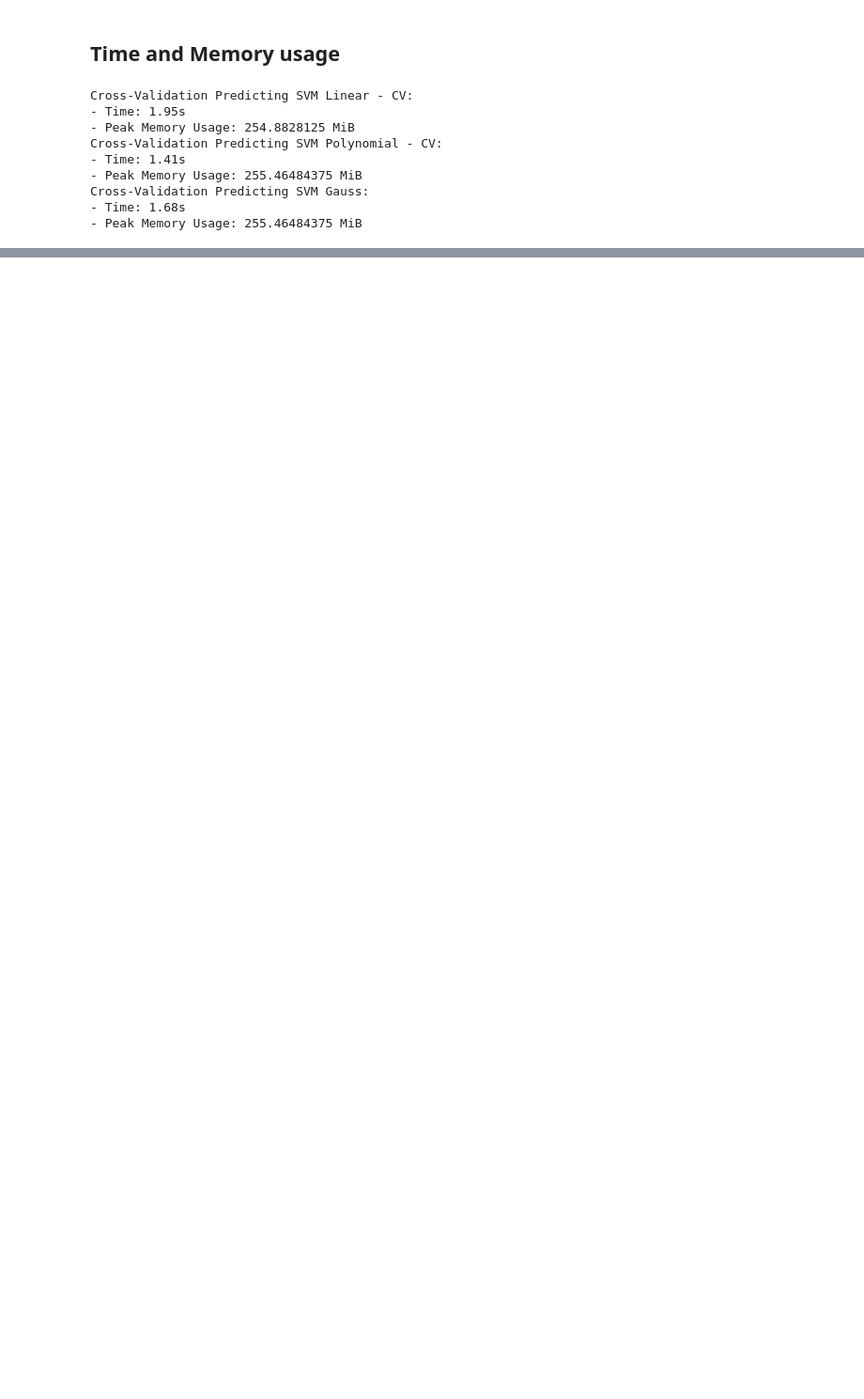
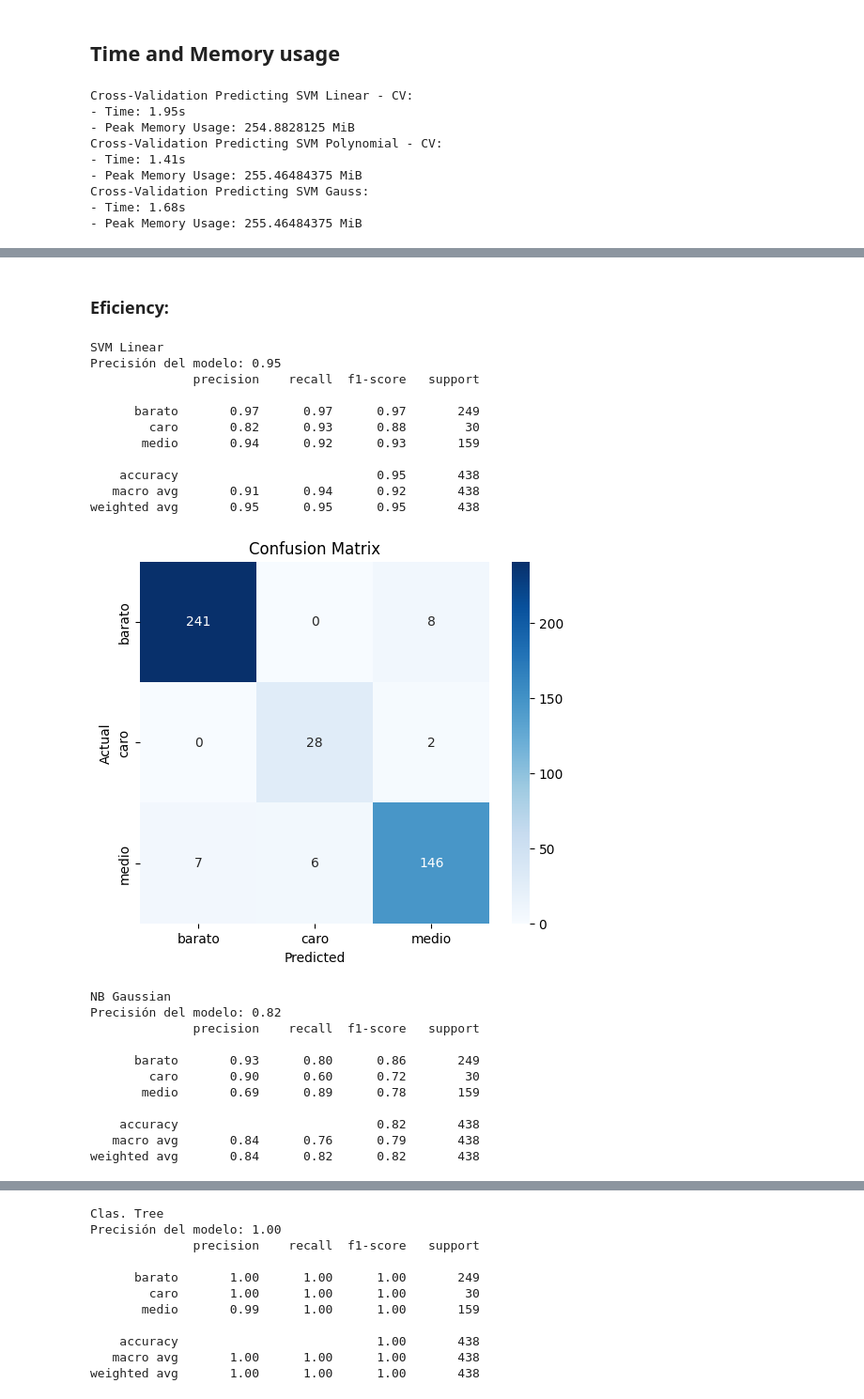
Before and after one commit to DiegoDuaS/SVM, a Jupyter notebook: actividades.ipynb, the cells around one changed output, grey strips where cells are left out. Shown at 94% size. Saved outputs shown, nothing was run; the diff lists cells and outputs as text; code cells hidden in the pictures; blank space fills up the shorter version.

Commit message:
:Feat: model comparison NB, class. tree, rand. forest, knn, logistic regresion and best svm

```diff
--- a/actividades.ipynb
+++ b/actividades.ipynb
@@ -390,0 +454,30 @@ Cross-Validation Predicting SVM Gauss:
+# %% [markdown]
+### Eficiency:
+# %%
+for m in models:
+    print(m[2])
+    svm.metrics_and_cm(m[1],target_test)
+# %% [output]
+SVM Linear
+Precisión del modelo: 0.95
+              precision    recall  f1-score   support
+
+      barato       0.97      0.97      0.97       249
+        caro       0.82      0.93      0.88        30
+       medio       0.94      0.92      0.93       159
+
+    accuracy                           0.95       438
+   macro avg       0.91      0.94      0.92       438
+weighted avg       0.95      0.95      0.95       438
+[figure, added]
+NB Gaussian
+Precisión del modelo: 0.82
+              precision    recall  f1-score   support
+
+      barato       0.93      0.80      0.86       249
+        caro       0.90      0.60      0.72        30
+       medio       0.69      0.89      0.78       159
+
+    accuracy                           0.82       438
+   macro avg       0.84      0.76      0.79       438
+weighted avg       0.84      0.82      0.82       438
@@ -390,0 +485,11 @@ Cross-Validation Predicting SVM Gauss:
+Clas. Tree
+Precisión del modelo: 1.00
+              precision    recall  f1-score   support
+
+      barato       1.00      1.00      1.00       249
+        caro       1.00      1.00      1.00        30
+       medio       0.99      1.00      1.00       159
+
+    accuracy                           1.00       438
+   macro avg       1.00      1.00      1.00       438
+weighted avg       1.00      1.00      1.00       438
```
Also changed, not shown: parts of 7 cells of this notebook.
